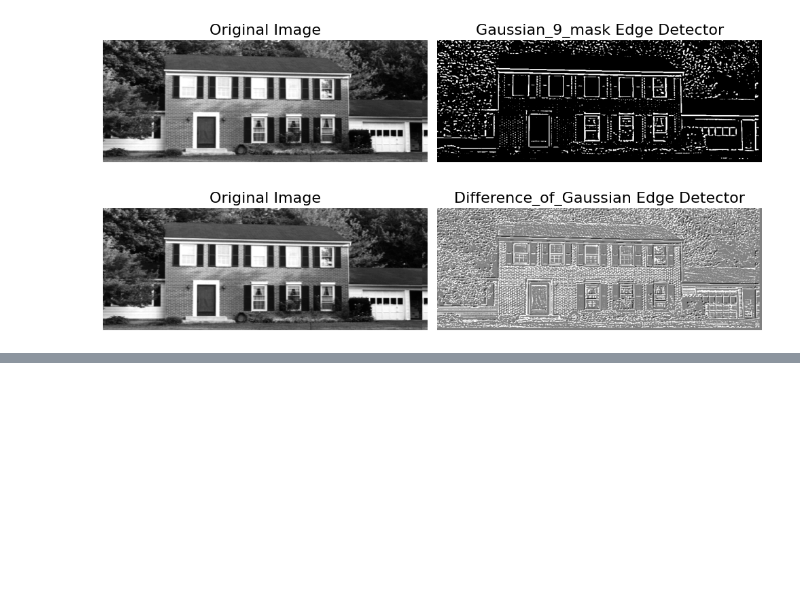
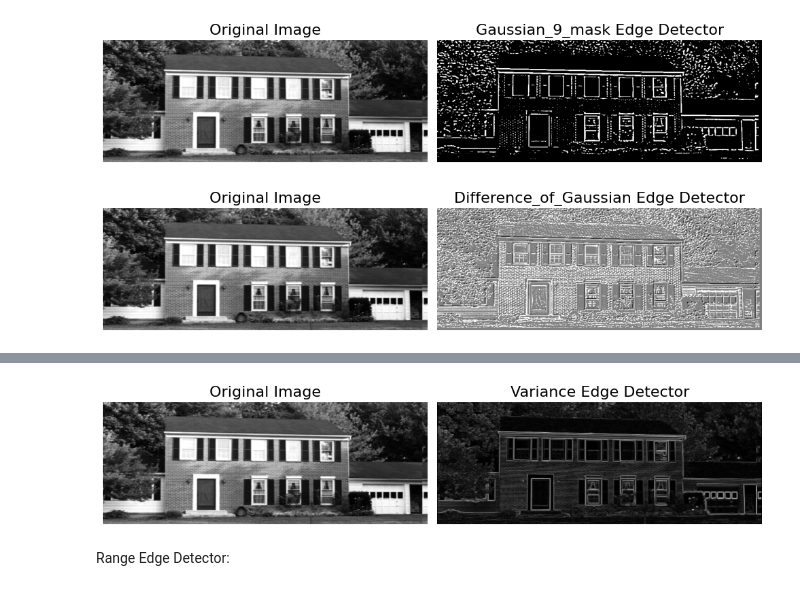
Before and after one commit to SamaMostafa03/Image_Processing_Algo, a Jupyter notebook: Edge-Detector/edges.ipynb, the cells around one changed output, grey strips where cells are left out. Saved outputs shown, nothing was run; the diff lists cells and outputs as text; code cells hidden in the pictures; blank space fills up the shorter version.

```diff
--- a/Edge-Detector/edges.ipynb
+++ b/Edge-Detector/edges.ipynb
@@ -300,0 +341,25 @@ show_results(output_array=difference_of_gaussian_array, output_image_name="Diffe
+# %%
+def apply_variance_edge(image_array):
+    image_array = image_array.astype(np.float64)
+    output_array = np.zeros_like(image_array)
+    for row in range(1, height - 1):
+        for column in range(1, width - 1):
+            variance = 0
+            center_pixel = image_array[row, column]
+            for i in range(-1, 2):
+                for j in range(-1, 2):
+                    if i!=0 and j!=0:
+                        neighbor = image_array[row + i, column + j]
+                        variance += ((neighbor - center_pixel) ** 2)
+            output_array[row, column] = np.sqrt(variance)
+            if output_array[row, column] > 255:
+                output_array[row, column] = 255
+    return output_array
+# %%
+variance_array = apply_variance_edge(image_array)
+
+show_results(output_array=variance_array, output_image_name="Variance")
+# %% [output]
+[figure, added]
+# %% [markdown]
+Range Edge Detector:
```
Also changed, not shown: parts of 6 cells of this notebook, 3 other files.
